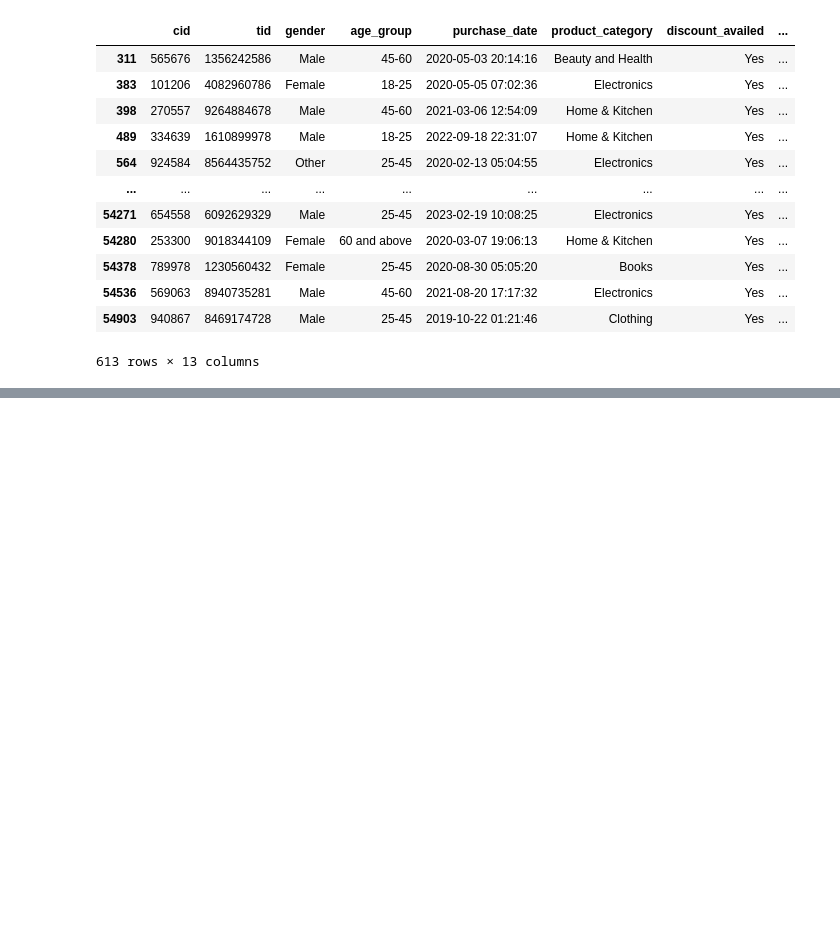
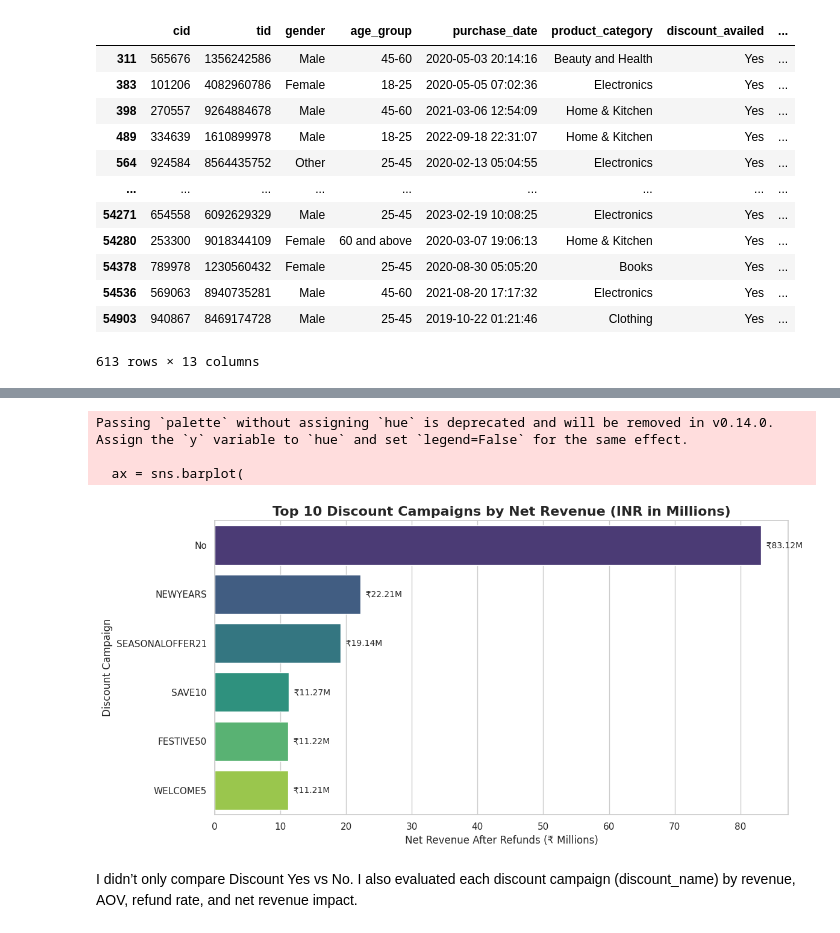
Before and after one commit to Uzair56/FORMATIONSTRADER, a Jupyter notebook: Retail_Sales_&_Customer_Discount_Impact_Analysis_.ipynb, the cells around one changed output, grey strips where cells are left out. Cells and saved outputs as stored; diff of their text form; code cells hidden in the pictures; blank space fills up the shorter version.

```diff
--- a/Retail_Sales_&_Customer_Discount_Impact_Analysis_.ipynb
+++ b/Retail_Sales_&_Customer_Discount_Impact_Analysis_.ipynb
@@ -157,0 +347,4 @@ sales[sales['net_amount'] < 0]
+# %%
+# create two data sets to check discount impact (positive sales and negative)
+positive_sales = sales[sales['net_amount'] >= 0].copy()
+negative_sales = sales[sales['net_amount'] < 0].copy()
@@ -157,0 +532,29 @@ sales[sales['net_amount'] < 0]
+# %%
+# Plot: Top 10 Discount Campaigns by Net Revenue
+
+top10_campaigns = campaign_impact.sort_values('net_revenue_M', ascending=False).head(5)
+
+plt.figure(figsize=(12, 6))
+
+ax = sns.barplot(
+    x=top10_campaigns['net_revenue_M'],
+    y=top10_campaigns['discount_name'],
+    palette="viridis"
+)
+
+plt.title("Top 10 Discount Campaigns by Net Revenue (INR in Millions)", fontsize=16, fontweight='bold')
+plt.xlabel("Net Revenue After Refunds (₹ Millions)")
+plt.ylabel("Discount Campaign")
+
+for i, v in enumerate(top10_campaigns['net_revenue_M']):
+    ax.text(v, i, f"  ₹{v:.2f}M", va='center', fontsize=10)
+
+plt.tight_layout()
+plt.show()
+# %% [output]
+Passing `palette` without assigning `hue` is deprecated and will be removed in v0.14.0. Assign the `y` variable to `hue` and set `legend=False` for the same effect.
+
+  ax = sns.barplot(
+[figure, added]
+# %% [markdown]
+I didn’t only compare Discount Yes vs No. I also evaluated each discount campaign (discount_name) by revenue, AOV, refund rate, and net revenue impact.
```
Also changed, not shown: parts of 29 cells of this notebook.
